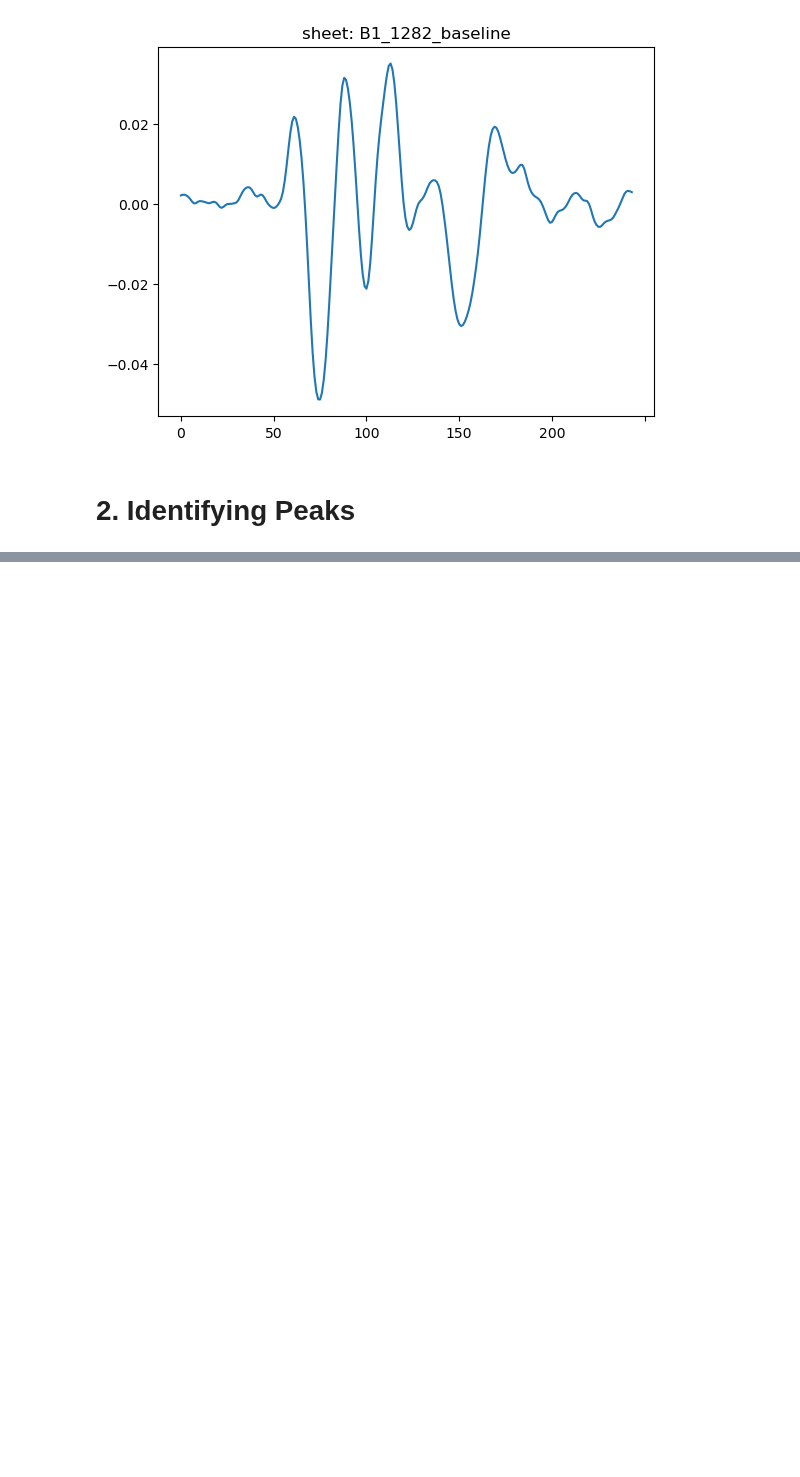
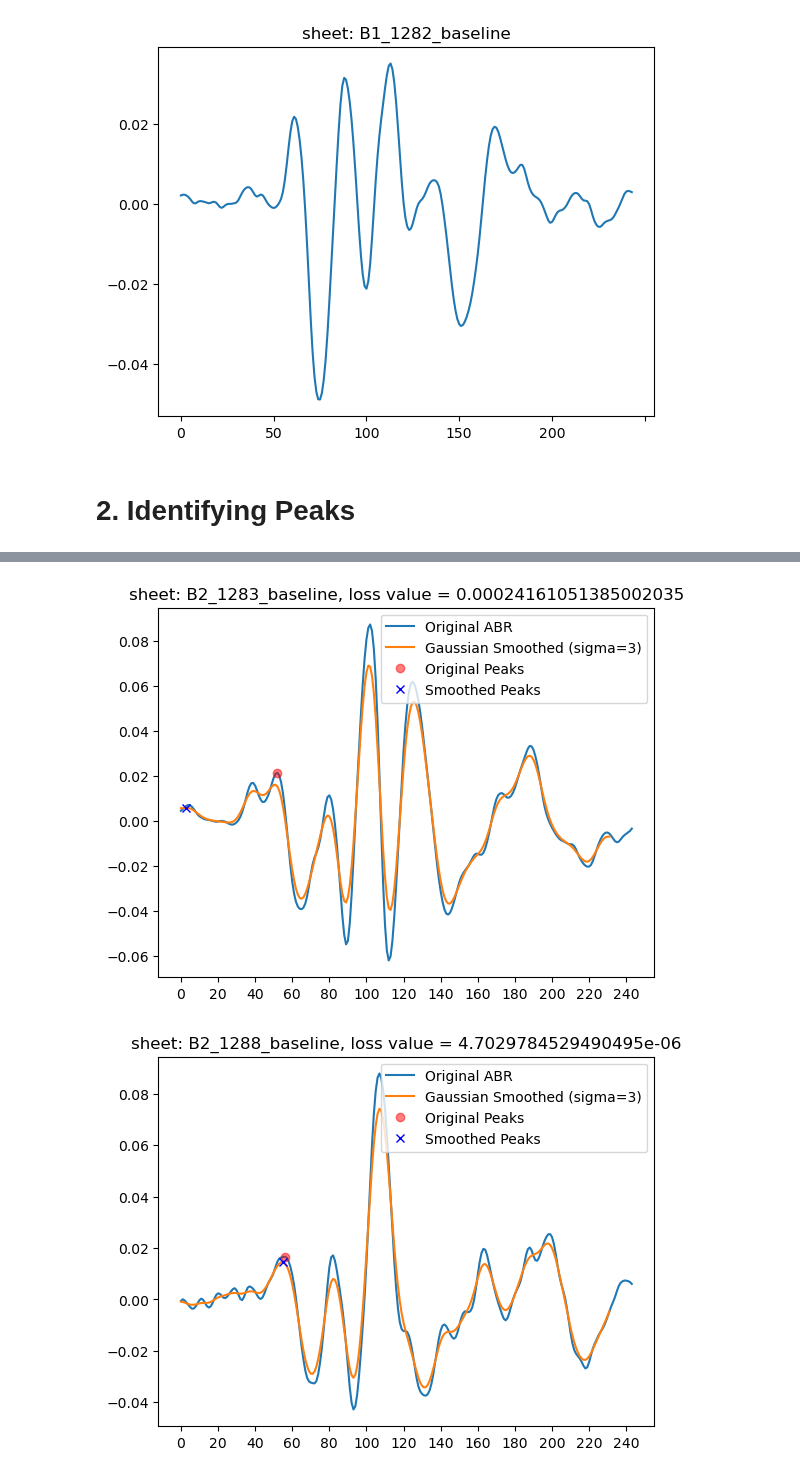
Before and after one commit to ucsdmanorlab/abranalysis, a Jupyter notebook: plotting_waves_gt.ipynb, the cells around one changed output, grey strips where cells are left out. Saved outputs shown, nothing was run; the diff lists cells and outputs as text; code cells hidden in the pictures; blank space fills up the shorter version.

```diff
--- a/plotting_waves_gt.ipynb
+++ b/plotting_waves_gt.ipynb
@@ -250,0 +354,7 @@ for filename, df in we_have_gt.items():
+# %%
+for filename, df in we_have_gt.items():
+        khz = df[df['Freq(Hz)'] == 16000]
+        dbkhz = khz[khz['Level(dB)'] == 90]
+        index = dbkhz.index.values[0]
+        final = df.iloc[index, 48:]
+        final = pd.to_numeric(final, errors='coerce')
@@ -250,0 +376,64 @@ for filename, df in we_have_gt.items():
+# %%
+import numpy as np
+import pandas as pd
+from scipy.signal import find_peaks
+from scipy.interpolate import CubicSpline
+from scipy.ndimage import gaussian_filter1d
+import matplotlib.pyplot as plt
+
+def plotting_waves_gauss(dataframes=we_have_gt, freq=16000, db=90, n=15, sigma=3):
+    for filename, df in dataframes.items():
+        khz = df[df['Freq(Hz)'] == freq]
+        dbkhz = khz[khz['Level(dB)'] == db]
+        index = dbkhz.index.values[0]
+        original_waveform = df.iloc[index, 48:]
+        original_waveform = pd.to_numeric(original_waveform, errors='coerce')
+
+        # Apply Gaussian smoothing to the original ABR waveform
+        smoothed_waveform = gaussian_filter1d(original_waveform, sigma=sigma)
+
+        # Find highest peaks separated by at least n data points in the original curve
+        original_peaks, _ = find_peaks(original_waveform, distance=n)
+        highest_original_peaks = original_peaks[np.argsort(original_waveform[original_peaks])[-5:]]
+
+        # Find highest peaks separated by at least n data points in the smoothed curve
+        smoothed_peaks, _ = find_peaks(smoothed_waveform, distance=n)
+        highest_smoothed_peaks = smoothed_peaks[np.argsort(smoothed_waveform[smoothed_peaks])[-5:]]
+
+        loss_value = None
+        if highest_smoothed_peaks.size > 0:  # Check if highest_smoothed_peaks is not empty
+            first_peak_value = smoothed_waveform[np.sort(highest_smoothed_peaks)[0]]
+            if gt_data.get(filename, {}).get(freq, {}).get(db) is not None:
+                loss_value = (gt_data[filename][freq][db] - first_peak_value) ** 2
+
+        plt.figure()
+
+        # Plot the original ABR waveform
+        plt.plot(original_waveform, label='Original ABR')
+
+        # Plot the smoothed ABR waveform
+        plt.plot(smoothed_waveform, label=f'Gaussian Smoothed (sigma={sigma})')
+
+        if highest_original_peaks.size > 0:  # Check if highest_original_peaks is not empty
+            first_original_peak = np.sort(highest_original_peaks)[0]
+            plt.plot(first_original_peak, original_waveform[first_original_peak], "o", color='red', label='Original Peaks', alpha=0.5)
+
+        if highest_smoothed_peaks.size > 0:  # Check if highest_smoothed_peaks is not empty
+            first_smoothed_peak = np.sort(highest_smoothed_peaks)[0]
+            plt.plot(first_smoothed_peak, smoothed_waveform[first_smoothed_peak], "x", label='Smoothed Peaks', color='blue')
+
+        x_ticks = np.arange(0, len(original_waveform), 20)
+        plt.xticks(x_ticks)
+
+        title = f'sheet: {filename}'
+        if loss_value is not None:
+            title += f', loss value = {loss_value}'
+
+        plt.title(title)
+        plt.legend()
+        plt.show()
+
+plotting_waves_gauss()
+# %% [output]
+[figure, added]
+[figure, added]
```
Also changed, not shown: parts of 10 cells of this notebook.
